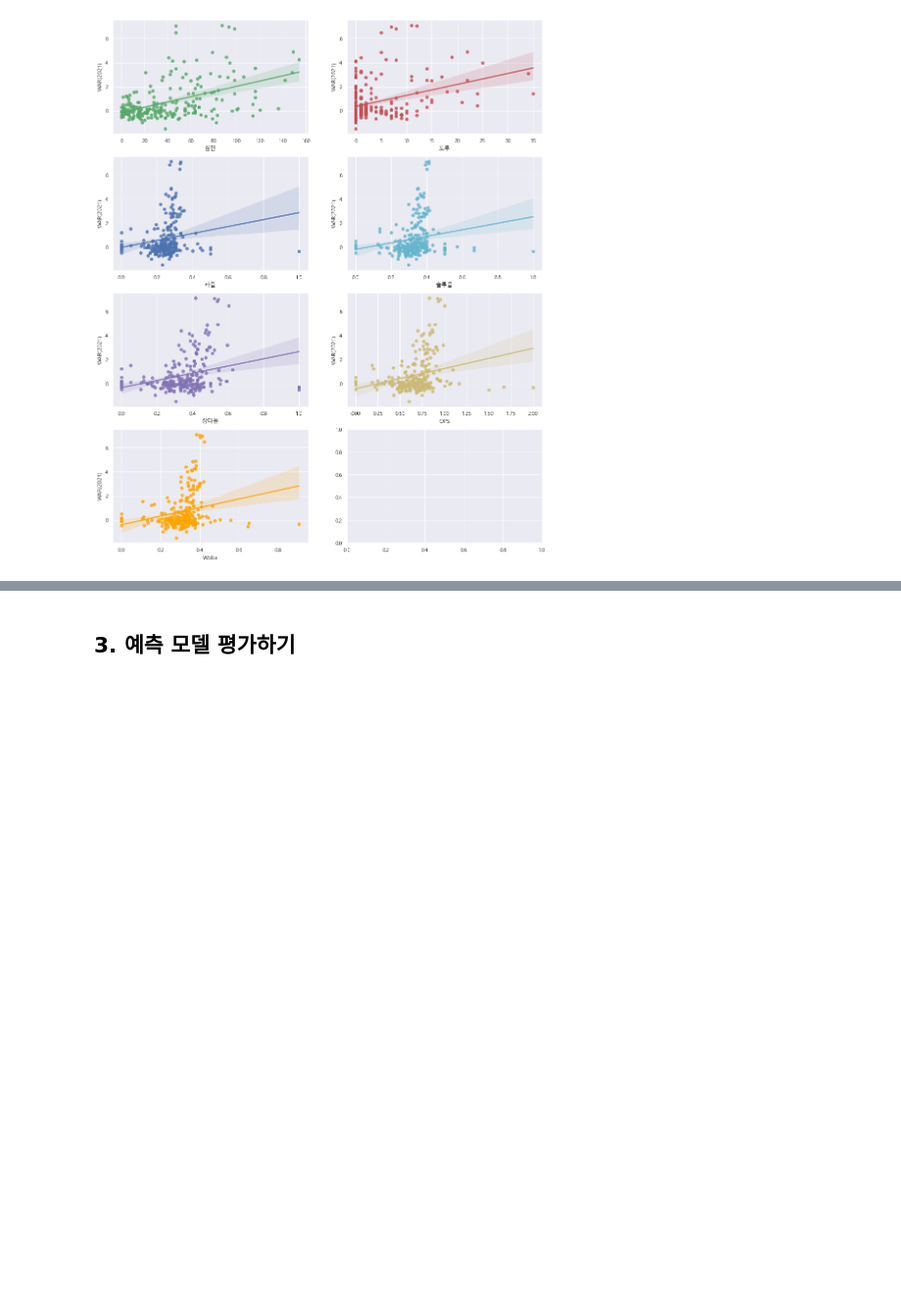
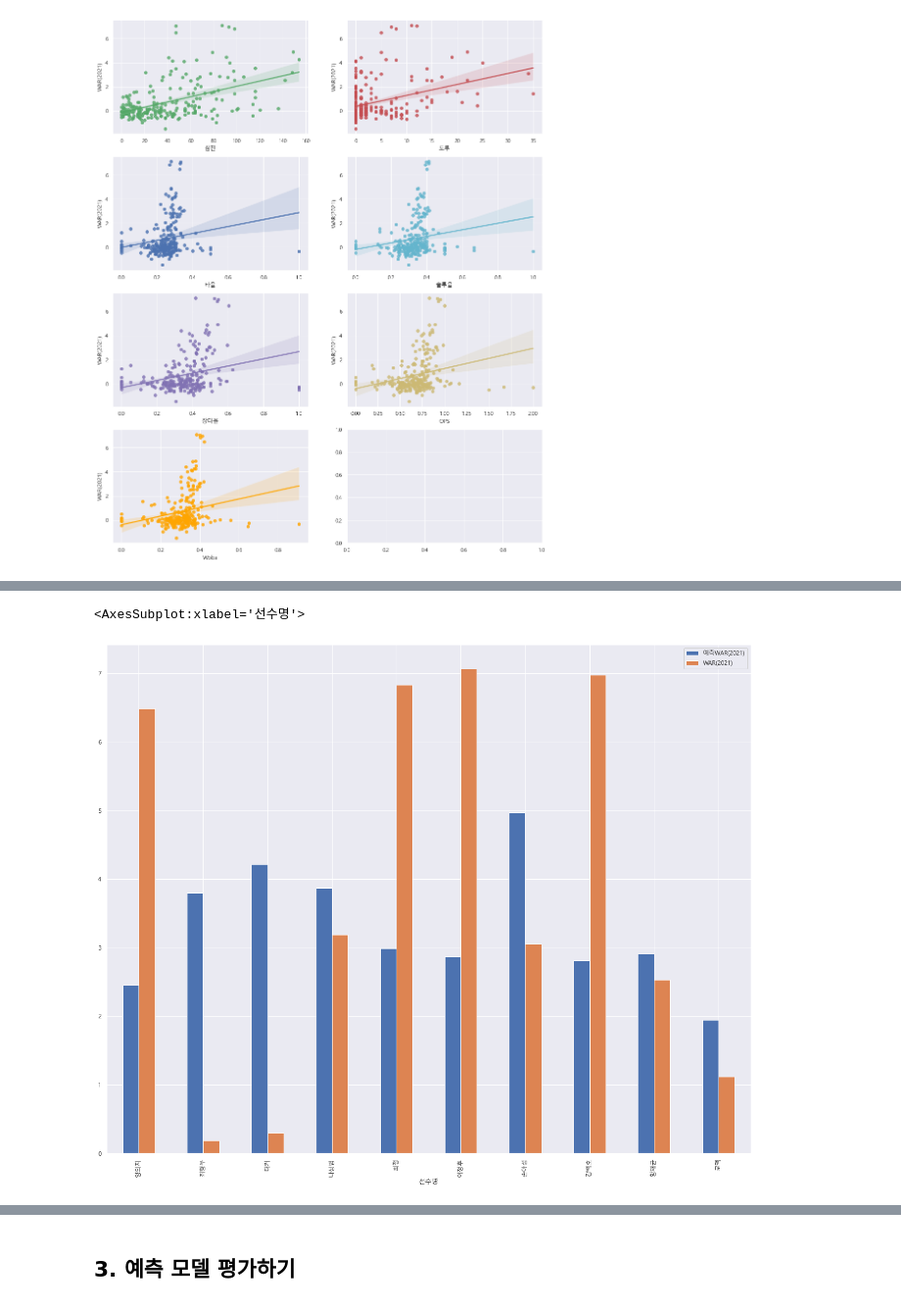
Before and after one commit to Moojun/study_ML, a Jupyter notebook: project/src/baseball_WAR_prediction.ipynb, the cells around one changed output, grey strips where cells are left out. Shown: that part at 98% size. Cells and saved outputs as stored; diff of their text form; code cells hidden in the pictures; blank space fills up the shorter version.

```diff
--- a/project/src/baseball_WAR_prediction.ipynb
+++ b/project/src/baseball_WAR_prediction.ipynb
@@ -198,0 +173,3 @@ baseball_standardization_df.head(3)
+# %%
+# 컬럼명 변경
+baseball_df = baseball_df.rename(columns = {'WAR(2021)' : 'y'})
@@ -198,0 +259,9 @@ baseball_standardization_df.head(3)
+# %%
+X = baseball_df[baseball_df.columns.difference(['선수명',
+        'Hero', 'KIA', 'KT', 'LG', 'NC', 'SK', '두산', '롯데', '삼성', '한화', 'y'])]
+
+vif = pd.DataFrame()
+vif["VIF Factor"] = [variance_inflation_factor(X.values, i) for i in range(X.shape[1])]
+vif["features"] = X.columns
+vif = vif.sort_values("VIF Factor").reset_index(drop=True)
+vif
@@ -198,0 +291,23 @@ baseball_standardization_df.head(3)
+# %%
+# 2021년 WAR를 예측하여 dataframe의 컬럼으로 생성
+predict_WAR2021 = lr.predict(X)
+baseball_df['예측WAR(2021)'] = pd.Series(predict_WAR2021)
+# %%
+# 기존의 dataframe 다시 로드
+b1 = baseball_df.copy()
+b1 = b1[['선수명', 'WAR(2020)', 'WAR(2021)']]
+
+b2 = baseball_df[['선수명','예측WAR(2021)']]
+
+# dataframe 최종 결과 합치기
+result_df = b1.copy()
+result_df = pd.merge(result_df, b2, on='선수명', how='left')
+result_df = result_df.dropna() # left join 이후 NaN 값 제거
+result_df.info()
+result_df.head(10)
+
+result_df = result_df[result_df['WAR(2020)'] > 0]
+result_df = result_df[result_df['WAR(2021)'] > 0]
+result_df = result_df[result_df['예측WAR(2021)'] > 0]
+result_df = result_df.dropna()
+result_df.info()
@@ -198,0 +348,8 @@ baseball_standardization_df.head(3)
+# %%
+# 상위 10명의 데이터만 추려서 그래프로 관찰.
+result_df = result_df.head(10)
+result_df.plot(x='선수명', y=['예측WAR(2021)','WAR(2021)'],
+               kind="bar")
+# %% [output]
+<AxesSubplot:xlabel='선수명'>
+[figure, added]
```
Also changed, not shown: parts of 38 cells of this notebook.
